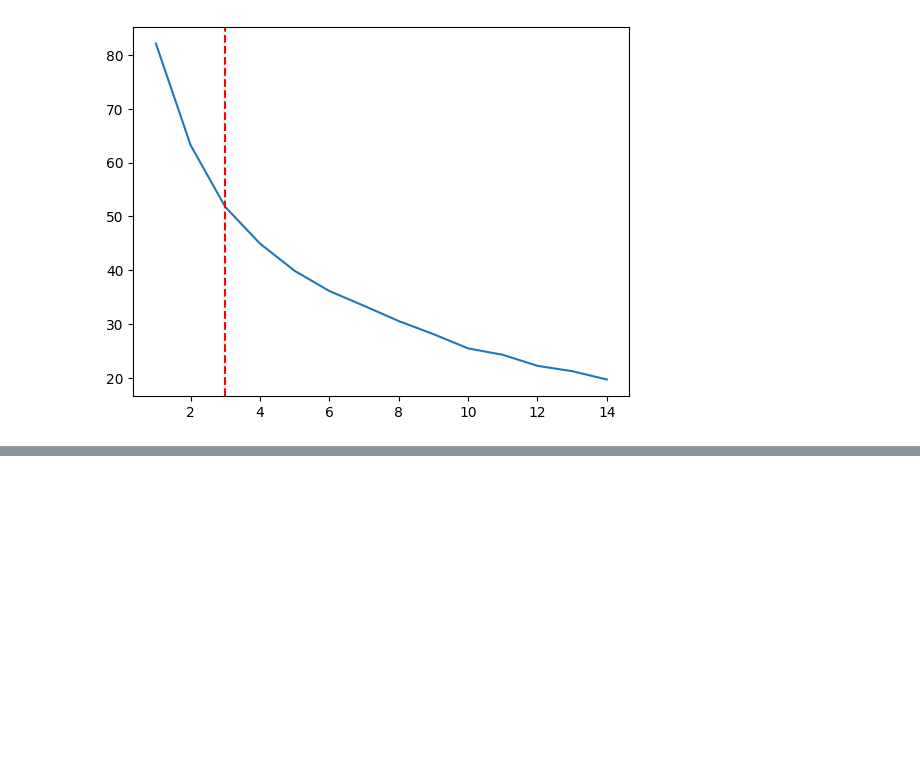
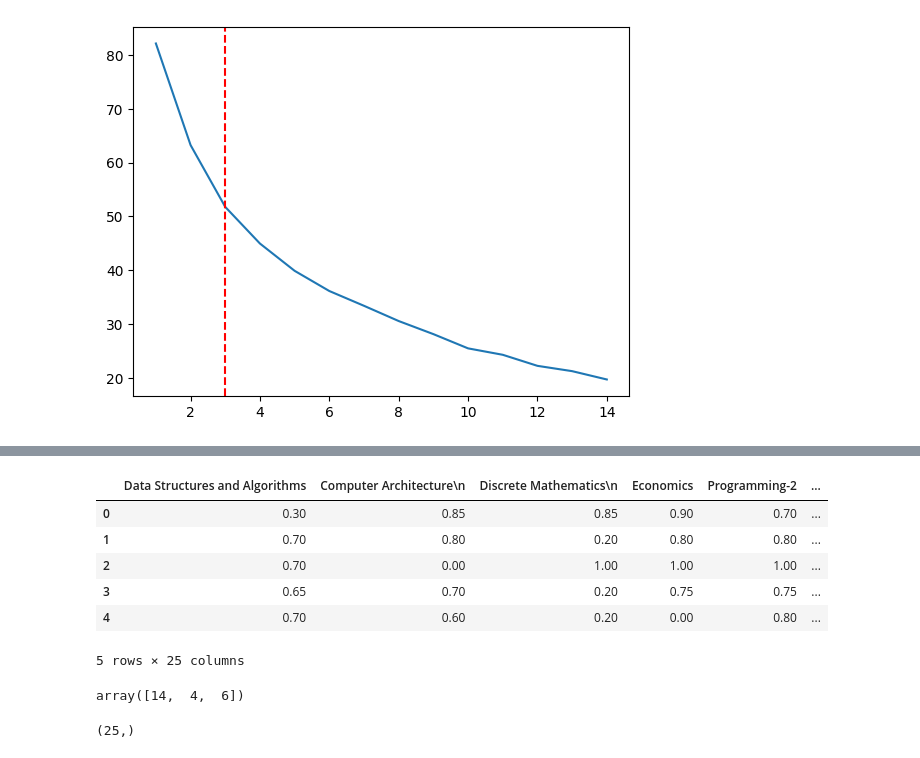
Before and after one commit to chinmayparekh/CourseRecSys, a Jupyter notebook: courseRecSys.ipynb, the cells around one changed output, grey strips where cells are left out. Cells and saved outputs as stored; diff of their text form; code cells hidden in the pictures; blank space fills up the shorter version.

```diff
--- a/courseRecSys.ipynb
+++ b/courseRecSys.ipynb
@@ -143,0 +141,24 @@ array([[0.82040816, 0.57653061, 0.53265306, 0.48673469, 0.83265306,
+# %%
+
+
+df.head()
+# %% [output]
+|  | Data Structures and Algorithms | Computer Architecture\n | Discrete Mathematics\n | Economics | Programming-2 | ... |
+| 0 | 0.30 | 0.85 | 0.85 | 0.90 | 0.70 | ... |
+| 1 | 0.70 | 0.80 | 0.20 | 0.80 | 0.80 | ... |
+| 2 | 0.70 | 0.00 | 1.00 | 1.00 | 1.00 | ... |
+| 3 | 0.65 | 0.70 | 0.20 | 0.75 | 0.75 | ... |
+| 4 | 0.70 | 0.60 | 0.20 | 0.00 | 0.80 | ... |
+5 rows × 25 columns
+# %%
+a = np.array([12,2,3])
+b = np.array([2,2,3])
+c = a+b
+c
+# %% [output]
+array([14,  4,  6])
+# %%
+arr = df.to_numpy()
+arr[0].shape
+# %% [output]
+(25,)
```
Also changed, not shown: parts of 12 cells of this notebook.
